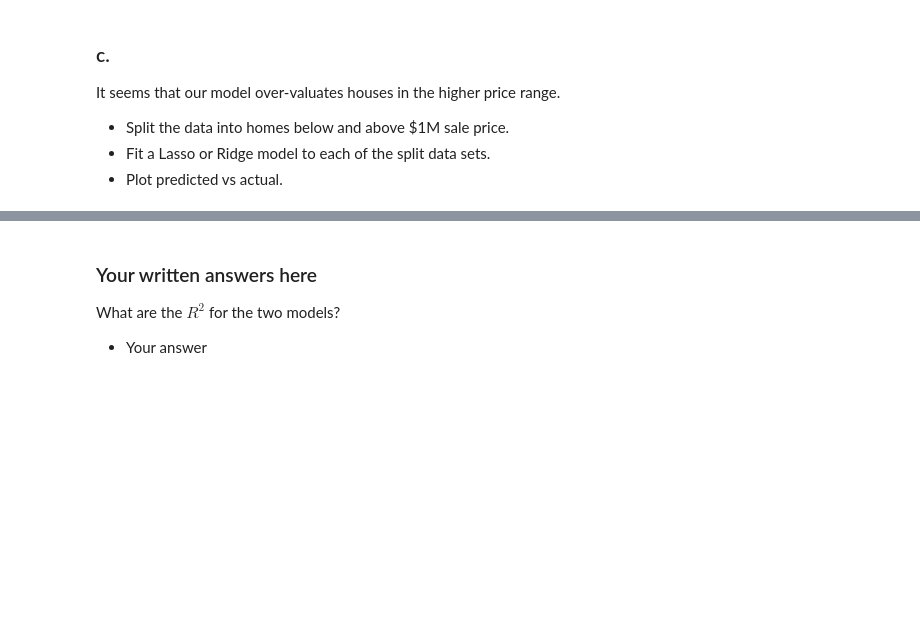
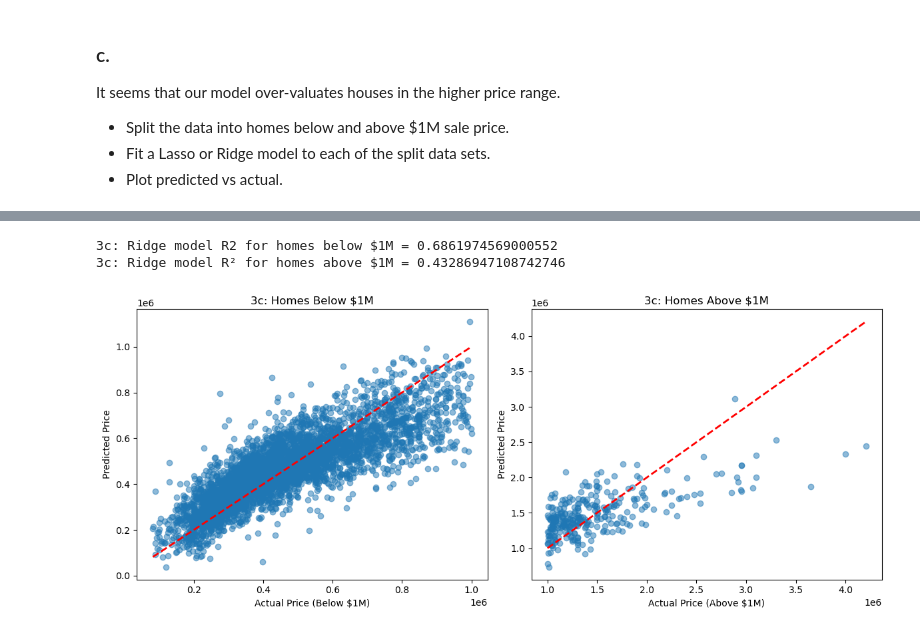
Before and after one commit to GettysburgDataScience/ps1-linear-regression-pronobsarker, a Jupyter notebook: PS1.ipynb, the cells around one changed output, grey strips where cells are left out. Saved outputs shown, nothing was run; the diff lists cells and outputs as text; code cells hidden in the pictures; blank space fills up the shorter version.

```diff
--- a/PS1.ipynb
+++ b/PS1.ipynb
@@ -285,6 +361,58 @@ It seems that our model over-valuates houses in the higher price range.
-# %% [markdown]
- ### Your written answers here
-
- What are the $R^2$ for the two models?
-
-  - Your answer
+# %%
+# Your code here. Add cells as needed.
+
+# Split data into two groups based on sale price
+df_below = housing_df[housing_df['price'] < 1_000_000]
+df_above = housing_df[housing_df['price'] >= 1_000_000]
+
+# --- Model for homes below $1M ---
+X_below = df_below.drop(columns=['price'])
+y_below = df_below['price']
+X_train_below, X_test_below, y_train_below, y_test_below = train_test_split(X_below, y_below, test_size=0.2, random_state=15)
+scaler_below = StandardScaler()
+X_train_below_scaled = scaler_below.fit_transform(X_train_below)
+X_test_below_scaled = scaler_below.transform(X_test_below)
+
+ridge_below = Ridge(alpha = 800)
+ridge_below.fit(X_train_below_scaled, y_train_below)
+r2_below = ridge_below.score(X_test_below_scaled, y_test_below)
+print("3c: Ridge model R2 for homes below $1M =", r2_below)
+y_pred_below = ridge_below.predict(X_test_below_scaled)
+
+# --- Model for homes above $1M ---
+X_above = df_above.drop(columns=['price'])
+y_above = df_above['price']
+X_train_above, X_test_above, y_train_above, y_test_above = train_test_split(X_above, y_above, test_size=0.2, random_state=15)
+scaler_above = StandardScaler()
+X_train_above_scaled = scaler_above.fit_transform(X_train_above)
+X_test_above_scaled = scaler_above.transform(X_test_above)
+
+ridge_above = Ridge(alpha=800)
+ridge_above.fit(X_train_above_scaled, y_train_above)
+r2_above = ridge_above.score(X_test_above_scaled, y_test_above)
+print("3c: Ridge model R² for homes above $1M =", r2_above)
+y_pred_above = ridge_above.predict(X_test_above_scaled)
+
+# Plot predicted vs actual for both subsets
+plt.figure(figsize=(12,5))
+
+plt.subplot(1,2,1)
+plt.scatter(y_test_below, y_pred_below, alpha=0.5)
+plt.plot([y_test_below.min(), y_test_below.max()], [y_test_below.min(), y_test_below.max()], 'r--', lw=2)
+plt.xlabel("Actual Price (Below $1M)")
+plt.ylabel("Predicted Price")
+plt.title("3c: Homes Below $1M")
+
+plt.subplot(1,2,2)
+plt.scatter(y_test_above, y_pred_above, alpha=0.5)
+plt.plot([y_test_above.min(), y_test_above.max()], [y_test_above.min(), y_test_above.max()], 'r--', lw=2)
+plt.xlabel("Actual Price (Above $1M)")
+plt.ylabel("Predicted Price")
+plt.title("3c: Homes Above $1M")
+
+plt.tight_layout()
+plt.show()
+# %% [output]
+3c: Ridge model R2 for homes below $1M = 0.6861974569000552
+3c: Ridge model R² for homes above $1M = 0.43286947108742746
+[figure, added]
```
Also changed, not shown: parts of 13 cells of this notebook.
